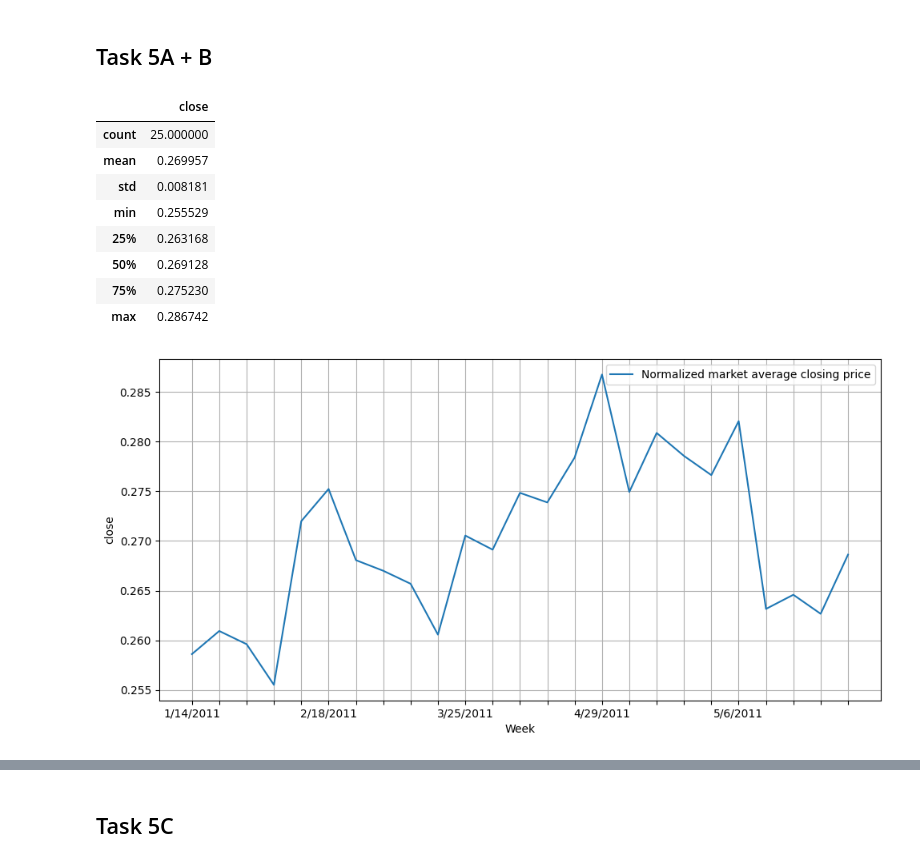
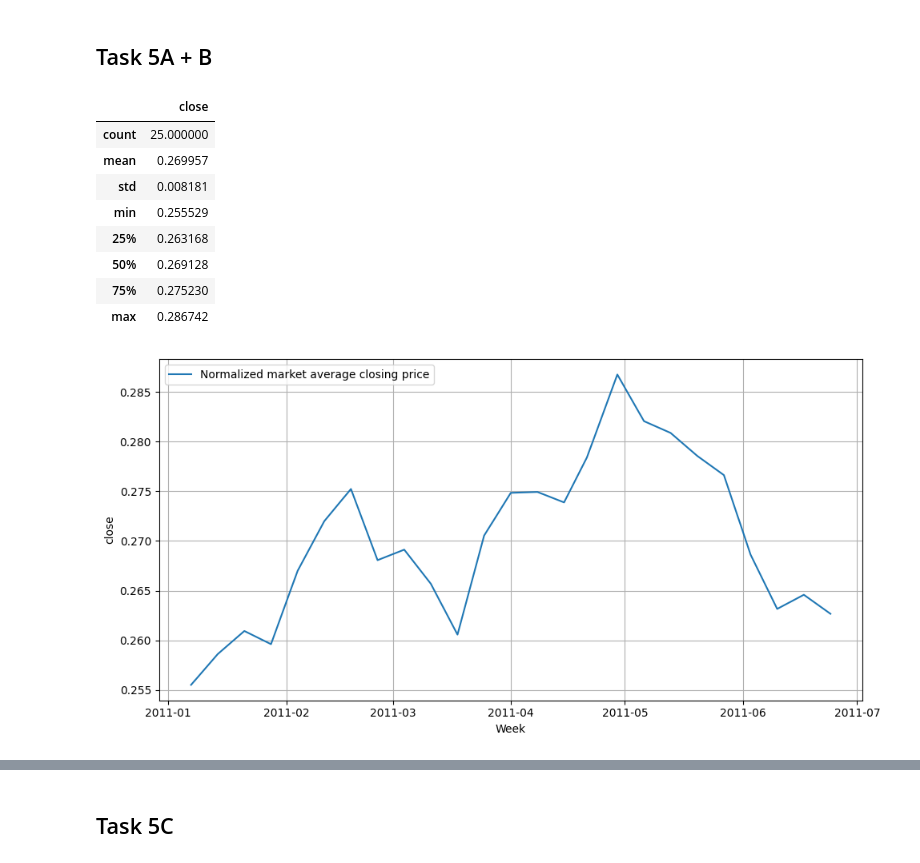
Before and after one commit to Victor-L-Almgren/Collaboration-Repo, a Jupyter notebook: Victor.ipynb, the cells around one changed output, grey strips where cells are left out. Saved outputs shown, nothing was run; the diff lists cells and outputs as text; code cells hidden in the pictures.

```diff
--- a/Victor.ipynb
+++ b/Victor.ipynb
@@ -28,44 +30,42 @@ dow_jones['close'] = dow_jones['close'].replace({'\\$': ''}, regex=True).astype(
 # Scaling the data in the 'close' column
 scaler = MinMaxScaler()
 scaled_data = scaler.fit_transform(np.array(dow_jones['close']).reshape(-1, 1))
 dow_jones = dow_jones.assign(close=scaled_data)
 
 # Creting a new dataframe and aggregating the values as to get the scaled average market value per week
 close_df = dow_jones[['date', 'close']]
 close_df = close_df.groupby(by=['date']).mean()
 
+close_df = close_df.reset_index()
+close_df = close_df.assign(date = [datetime.strptime(date_str, '%m/%d/%Y').date() for date_str in close_df['date']])
+close_df = close_df.set_index(close_df['date'])
+close_df = close_df.drop(columns=['date'])
+close_df = close_df.sort_index()
+
+
 # Summarizing the data
 display(close_df.describe())
 
 # Plotting the timeseries
-i = 0
-dates_to_plot = []
-for date in close_df.index:
-    if i % 5 == 0 or i == len(close_df.index):
-        dates_to_plot.append(date)
-    else:
-        dates_to_plot.append('')
-    i+=1
-
 
 fig, ax = plt.subplots(1,1, figsize = (10, 5))
-sns.lineplot(data=close_df, x=close_df.index, y='close', ax=ax, label='Normalized market average closing price').set_xticklabels(dates_to_plot)
+sns.lineplot(data=close_df, x='date', y='close', ax=ax, label='Normalized market average closing price')
 ax.legend()
 ax.set_xlabel('Week')
 ax.grid()
 plt.tight_layout()
 plt.show()
 # %% [output]
 |  | close |
 | count | 25.000000 |
 | mean | 0.269957 |
 | std | 0.008181 |
 | min | 0.255529 |
 | 25% | 0.263168 |
 | 50% | 0.269128 |
 | 75% | 0.275230 |
 | max | 0.286742 |
-[figure, old version]
+[figure, new version]
 # %%
 # Creating the matrix profile
 m=5
```
Also changed, not shown: parts of 16 cells of this notebook, 2 other files.
